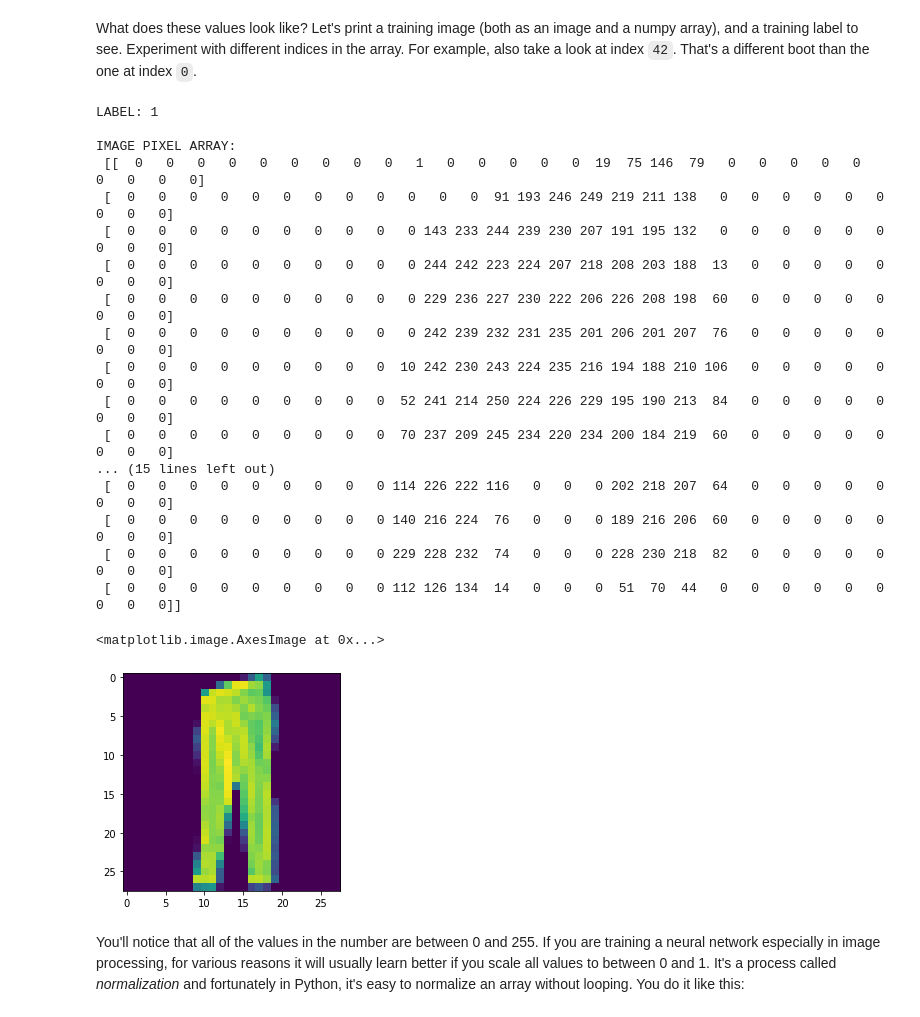
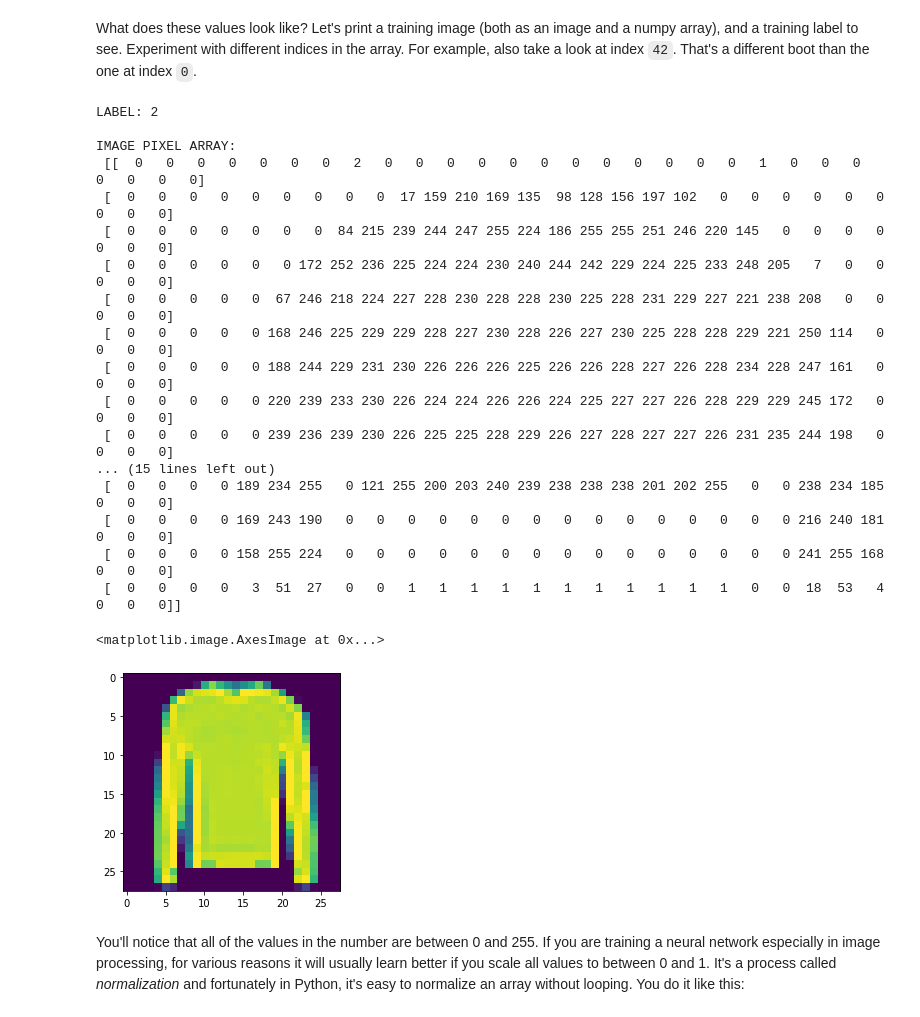
Before and after one commit to hzlnqodrey/DeepLearningAI-TensorFlow-Developer, a Jupyter notebook: C1/W2/ungraded_labs/C1_W2_Lab_1_beyond_hello_world.ipynb, the cells around one changed output. Saved outputs shown, nothing was run; the diff lists cells and outputs as text; code cells hidden in the pictures.

```diff
--- a/C1/W2/ungraded_labs/C1_W2_Lab_1_beyond_hello_world.ipynb
+++ b/C1/W2/ungraded_labs/C1_W2_Lab_1_beyond_hello_world.ipynb
@@ -54,39 +54,39 @@ What does these values look like? Let's print a training image (both as an image
 # %%
 import numpy as np
 import matplotlib.pyplot as plt
 
 # You can put between 0 to 59999 here
-index = 3999
+index = 15000
 
 # Set number of characters per row when printing
 np.set_printoptions(linewidth=320)
 
 # Print the label and image
 print(f'LABEL: {training_labels[index]}')
 print(f'\nIMAGE PIXEL ARRAY:\n {training_images[index]}')
 
 # Visualize the image
 plt.imshow(training_images[index])
 # %% [output]
-LABEL: 1
+LABEL: 2
 
 IMAGE PIXEL ARRAY:
- [[  0   0   0   0   0   0   0   0   0   1   0   0   0   0   0  19  75 146  79   0   0   0   0   0   0   0   0   0]
- [  0   0   0   0   0   0   0   0   0   0   0   0  91 193 246 249 219 211 138   0   0   0   0   0   0   0   0   0]
- [  0   0   0   0   0   0   0   0   0   0 143 233 244 239 230 207 191 195 132   0   0   0   0   0   0   0   0   0]
- [  0   0   0   0   0   0   0   0   0   0 244 242 223 224 207 218 208 203 188  13   0   0   0   0   0   0   0   0]
- [  0   0   0   0   0   0   0   0   0   0 229 236 227 230 222 206 226 208 198  60   0   0   0   0   0   0   0   0]
- [  0   0   0   0   0   0   0   0   0   0 242 239 232 231 235 201 206 201 207  76   0   0   0   0   0   0   0   0]
- [  0   0   0   0   0   0   0   0   0  10 242 230 243 224 235 216 194 188 210 106   0   0   0   0   0   0   0   0]
- [  0   0   0   0   0   0   0   0   0  52 241 214 250 224 226 229 195 190 213  84   0   0   0   0   0   0   0   0]
- [  0   0   0   0   0   0   0   0   0  70 237 209 245 234 220 234 200 184 219  60   0   0   0   0   0   0   0   0]
+ [[  0   0   0   0   0   0   0   2   0   0   0   0   0   0   0   0   0   0   0   0   1   0   0   0   0   0   0   0]
+ [  0   0   0   0   0   0   0   0   0  17 159 210 169 135  98 128 156 197 102   0   0   0   0   0   0   0   0   0]
+ [  0   0   0   0   0   0   0  84 215 239 244 247 255 224 186 255 255 251 246 220 145   0   0   0   0   0   0   0]
+ [  0   0   0   0   0   0 172 252 236 225 224 224 230 240 244 242 229 224 225 233 248 205   7   0   0   0   0   0]
+ [  0   0   0   0   0  67 246 218 224 227 228 230 228 228 230 225 228 231 229 227 221 238 208   0   0   0   0   0]
+ [  0   0   0   0   0 168 246 225 229 229 228 227 230 228 226 227 230 225 228 228 229 221 250 114   0   0   0   0]
+ [  0   0   0   0   0 188 244 229 231 230 226 226 226 225 226 226 228 227 226 228 234 228 247 161   0   0   0   0]
+ [  0   0   0   0   0 220 239 233 230 226 224 224 226 226 224 225 227 227 226 228 229 229 245 172   0   0   0   0]
+ [  0   0   0   0   0 239 236 239 230 226 225 225 228 229 226 227 228 227 227 226 231 235 244 198   0   0   0   0]
 ... (15 lines left out)
- [  0   0   0   0   0   0   0   0   0 114 226 222 116   0   0   0 202 218 207  64   0   0   0   0   0   0   0   0]
- [  0   0   0   0   0   0   0   0   0 140 216 224  76   0   0   0 189 216 206  60   0   0   0   0   0   0   0   0]
- [  0   0   0   0   0   0   0   0   0 229 228 232  74   0   0   0 228 230 218  82   0   0   0   0   0   0   0   0]
- [  0   0   0   0   0   0   0   0   0 112 126 134  14   0   0   0  51  70  44   0   0   0   0   0   0   0   0   0]]
+ [  0   0   0   0 189 234 255   0 121 255 200 203 240 239 238 238 238 201 202 255   0   0 238 234 185   0   0   0]
+ [  0   0   0   0 169 243 190   0   0   0   0   0   0   0   0   0   0   0   0   0   0   0 216 240 181   0   0   0]
+ [  0   0   0   0 158 255 224   0   0   0   0   0   0   0   0   0   0   0   0   0   0   0 241 255 168   0   0   0]
+ [  0   0   0   0   3  51  27   0   0   1   1   1   1   1   1   1   1   1   1   1   0   0  18  53   4   0   0   0]]
 <matplotlib.image.AxesImage at 0x...>
-[figure, old version]
+[figure, new version]
 # %% [markdown]
 You'll notice that all of the values in the number are between 0 and 255. If you are training a neural network especially in image processing, for various reasons it will usually learn better if you scale all values to between 0 and 1. It's a process called _normalization_ and fortunately in Python, it's easy to normalize an array without looping. You do it like this:
 # %%
```
